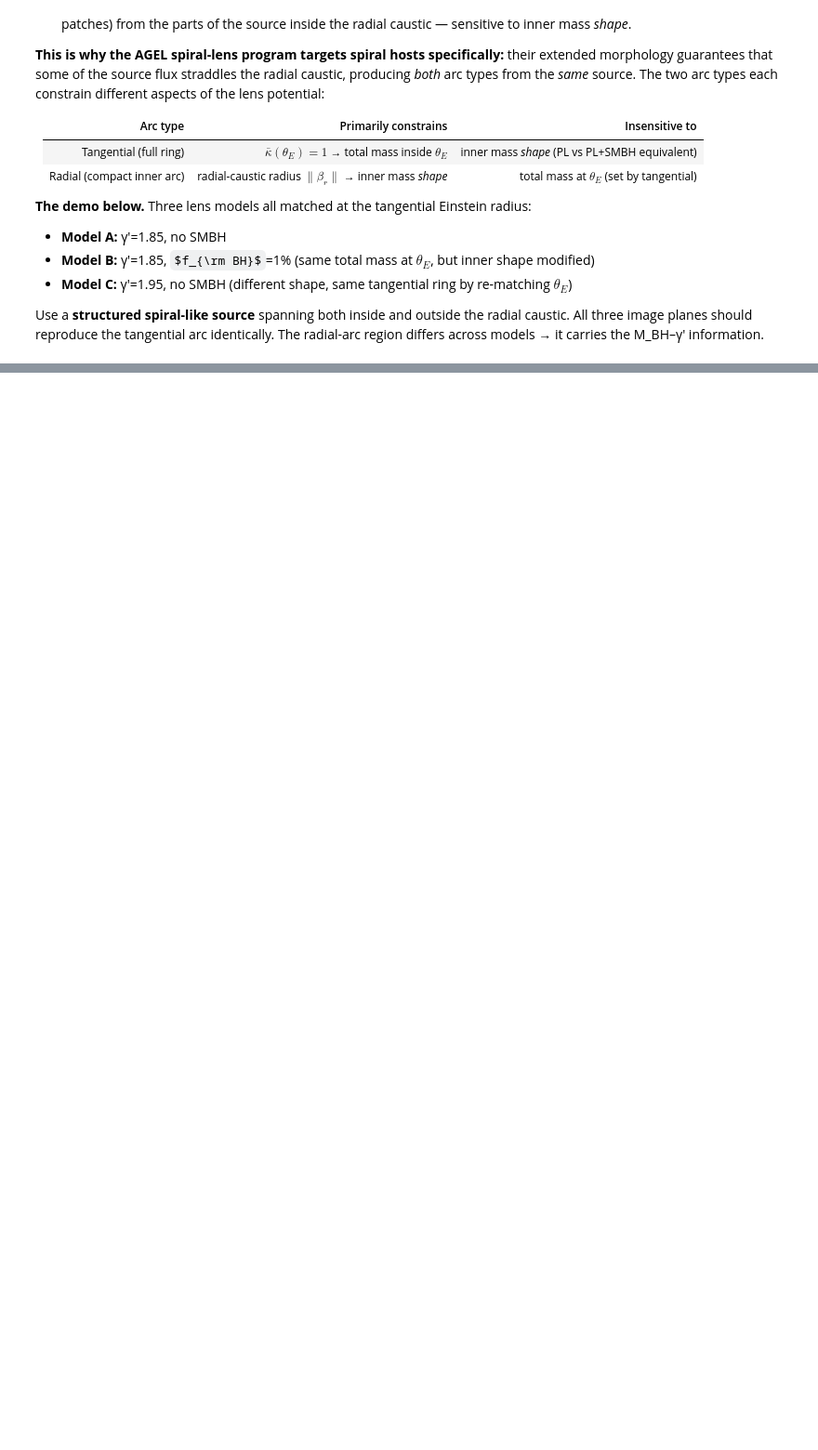
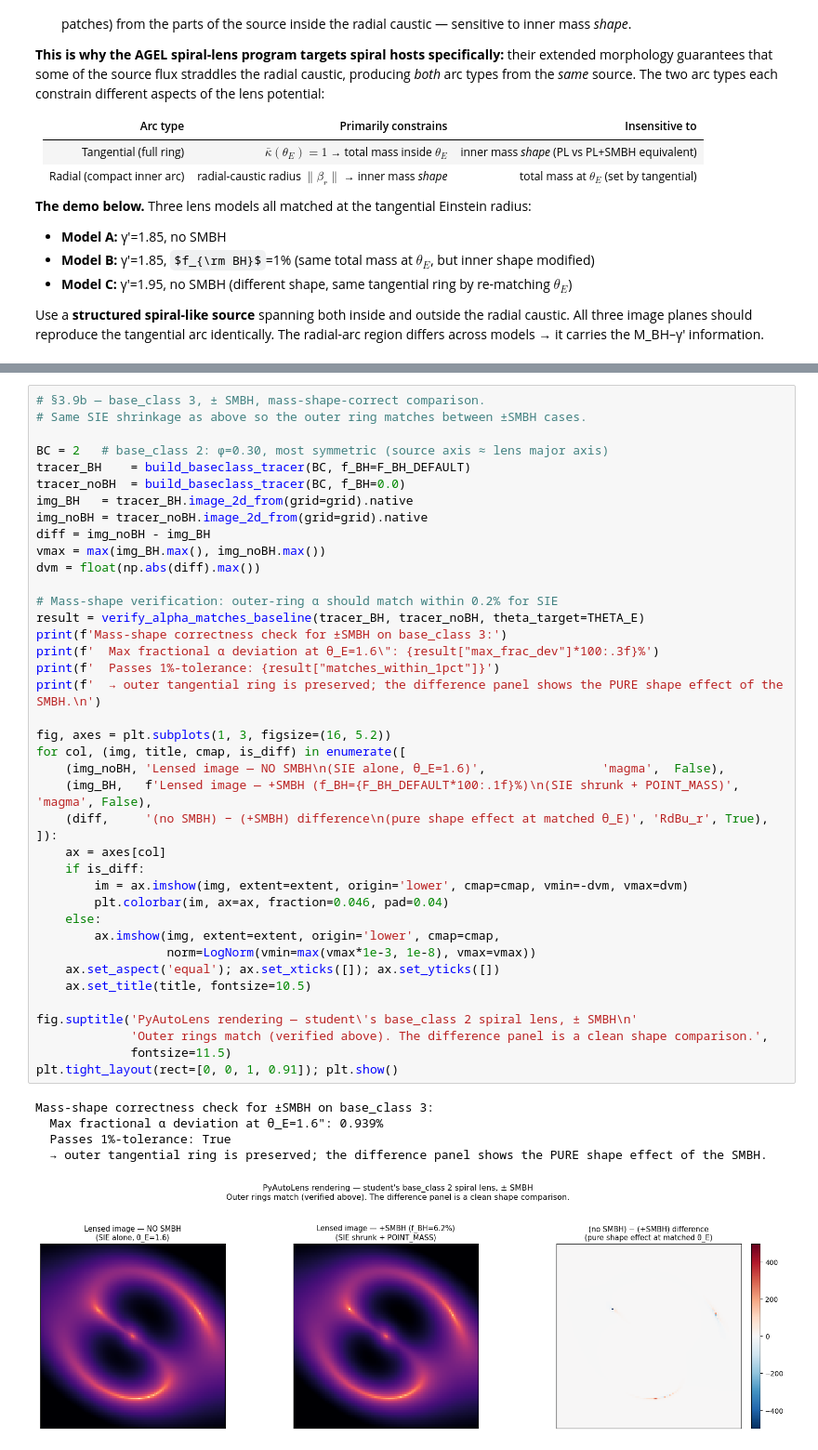
Before and after one commit to rodelcr/Learning_to_Autolens, a Jupyter notebook: Modules/15_Radial_Arcs_Caustic_Topology/15_radial_arcs.ipynb, the cells around one changed output, grey strips where cells are left out. Shown at 93% size. Saved outputs shown, nothing was run; the diff lists cells and outputs as text; some formulas as TeX source; blank space fills up the shorter version.

```diff
--- a/Modules/15_Radial_Arcs_Caustic_Topology/15_radial_arcs.ipynb
+++ b/Modules/15_Radial_Arcs_Caustic_Topology/15_radial_arcs.ipynb
@@ -1437,0 +1256,46 @@ The 20,000-image dataset that project produces is *exactly* the training set you
+# %%
+# §3.9b — base_class 3, ± SMBH, mass-shape-correct comparison.
+# Same SIE shrinkage as above so the outer ring matches between ±SMBH cases.
+
+BC = 2   # base_class 2: φ=0.30, most symmetric (source axis ≈ lens major axis)
+tracer_BH    = build_baseclass_tracer(BC, f_BH=F_BH_DEFAULT)
+tracer_noBH  = build_baseclass_tracer(BC, f_BH=0.0)
+img_BH   = tracer_BH.image_2d_from(grid=grid).native
+img_noBH = tracer_noBH.image_2d_from(grid=grid).native
+diff = img_noBH - img_BH
+vmax = max(img_BH.max(), img_noBH.max())
+dvm = float(np.abs(diff).max())
+
+# Mass-shape verification: outer-ring α should match within 0.2% for SIE
+result = verify_alpha_matches_baseline(tracer_BH, tracer_noBH, theta_target=THETA_E)
+print(f'Mass-shape correctness check for ±SMBH on base_class 3:')
+print(f'  Max fractional α deviation at θ_E=1.6\": {result["max_frac_dev"]*100:.3f}%')
+print(f'  Passes 1%-tolerance: {result["matches_within_1pct"]}')
+print(f'  → outer tangential ring is preserved; the difference panel shows the PURE shape effect of the SMBH.\n')
+
+fig, axes = plt.subplots(1, 3, figsize=(16, 5.2))
+for col, (img, title, cmap, is_diff) in enumerate([
+    (img_noBH, 'Lensed image — NO SMBH\n(SIE alone, θ_E=1.6)',                'magma',  False),
+    (img_BH,   f'Lensed image — +SMBH (f_BH={F_BH_DEFAULT*100:.1f}%)\n(SIE shrunk + POINT_MASS)', 'magma', False),
+    (diff,     '(no SMBH) − (+SMBH) difference\n(pure shape effect at matched θ_E)', 'RdBu_r', True),
+]):
+    ax = axes[col]
+    if is_diff:
+        im = ax.imshow(img, extent=extent, origin='lower', cmap=cmap, vmin=-dvm, vmax=dvm)
+        plt.colorbar(im, ax=ax, fraction=0.046, pad=0.04)
+    else:
+        ax.imshow(img, extent=extent, origin='lower', cmap=cmap,
+                  norm=LogNorm(vmin=max(vmax*1e-3, 1e-8), vmax=vmax))
+    ax.set_aspect('equal'); ax.set_xticks([]); ax.set_yticks([])
+    ax.set_title(title, fontsize=10.5)
+
+fig.suptitle('PyAutoLens rendering — student\'s base_class 2 spiral lens, ± SMBH\n'
+             'Outer rings match (verified above). The difference panel is a clean shape comparison.',
+             fontsize=11.5)
+plt.tight_layout(rect=[0, 0, 1, 0.91]); plt.show()
+# %% [output]
+Mass-shape correctness check for ±SMBH on base_class 3:
+  Max fractional α deviation at θ_E=1.6": 0.939%
+  Passes 1%-tolerance: True
+  → outer tangential ring is preserved; the difference panel shows the PURE shape effect of the SMBH.
+[figure, added]
```
Also changed, not shown: parts of 28 cells of this notebook, 1 other file.
